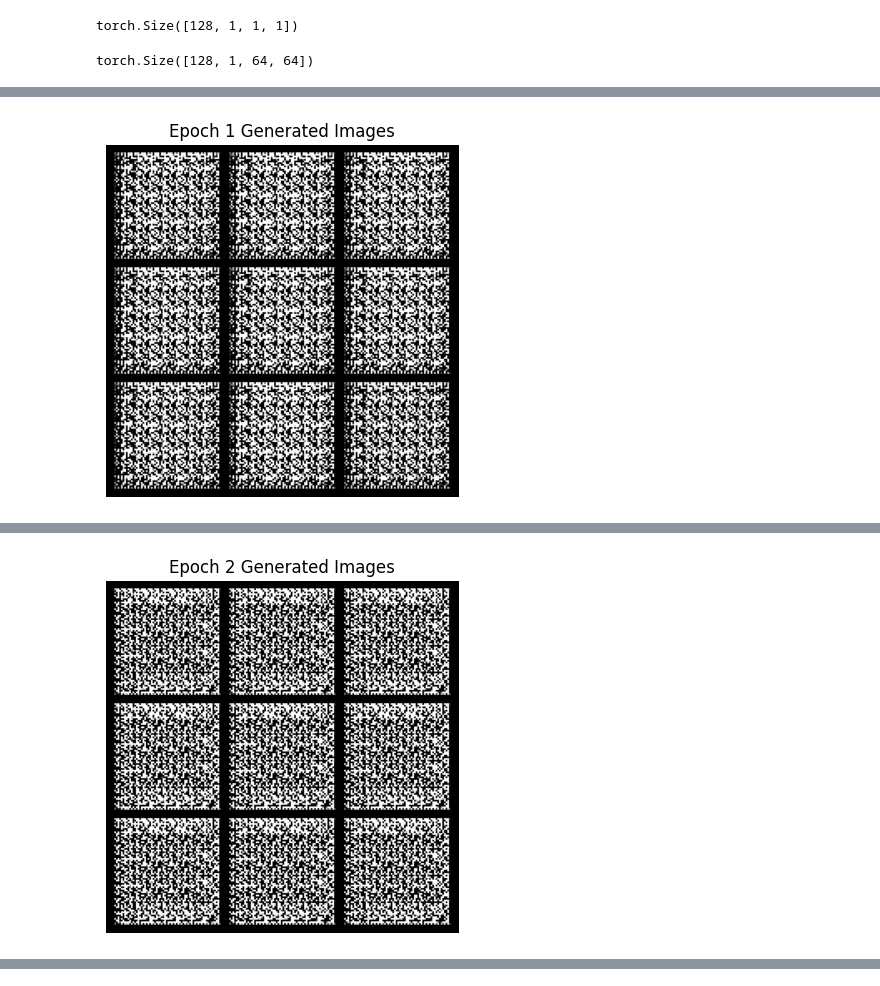
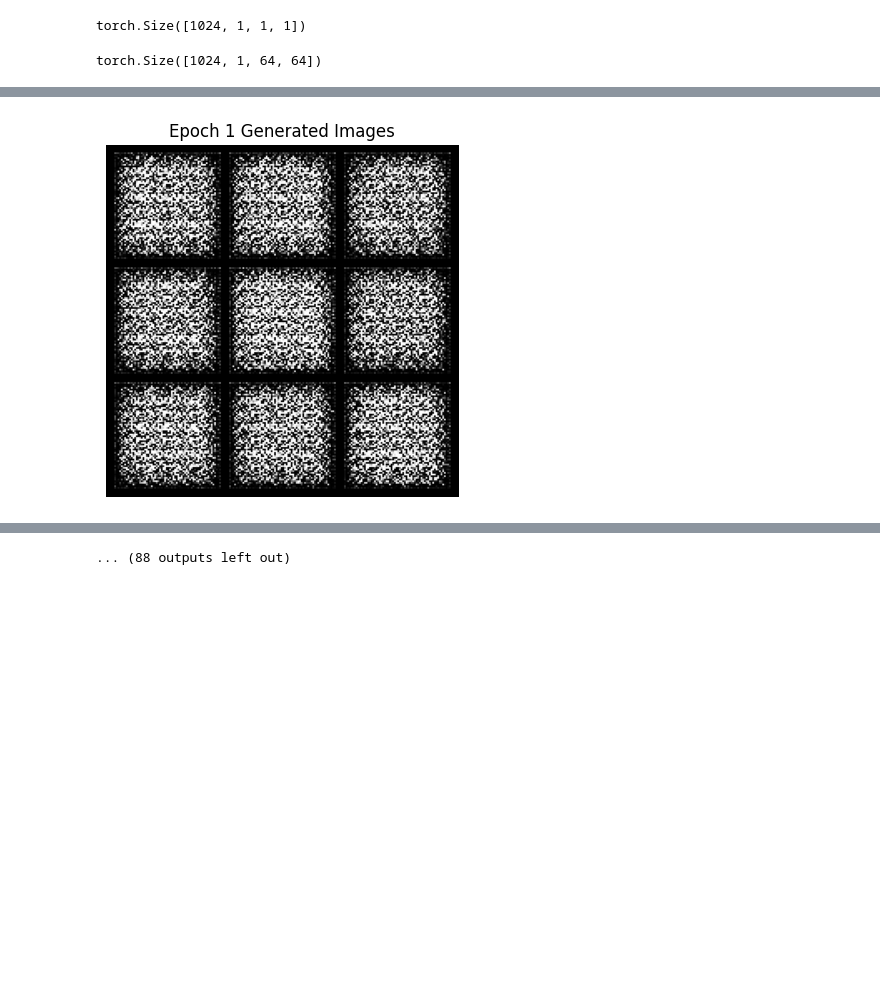
Before and after one commit to shamss778/Brain-MRI-Synthesis, a Jupyter notebook: dcGAN.ipynb, the cells around one changed output, grey strips where cells are left out. Cells and saved outputs as stored; diff of their text form; code cells hidden in the pictures; blank space fills up the shorter version.

Commit message:
more epochs

```diff
--- a/dcGAN.ipynb
+++ b/dcGAN.ipynb
@@ -20,11 +20,11 @@ config = {
     'channel': 1,
     'image_size': 64,
     'feature_map_size': 64, # Base number of feature maps
-    'random_seed': 42,
+    'random_seed': 3,
     'device': 'cpu',
     'input_noise_dim': 100,
     'beta': 0.5,
-    'num_epochs': 5,
+    'num_epochs': 100,
 }
 # %%
 # Set random seed for reproducibility
@@ -66,7 +66,7 @@ int = torch.randn(config['batch_size'], config['channel'], config['image_size'],
 out = discriminator(int)
 print(out.shape) # outpiut is a single value [batch_size, 1, 1, 1]
 # %% [output]
-torch.Size([128, 1, 1, 1])
+torch.Size([1024, 1, 1, 1])
 # %%
 class Generator(nn.Module):
     def __init__(self, input_vector_dim, feature_map_dim, channels):
@@ -113,7 +113,7 @@ int = torch.randn(config['batch_size'], config['input_noise_dim'], 1, 1).to(conf
 out = generator(int)
 print(out.shape) #output is image of size [batch_size, channel, 64, 64]
 # %% [output]
-torch.Size([128, 1, 64, 64])
+torch.Size([1024, 1, 64, 64])
 # %%
 dataset = ImageFolder(root=config['data_path'],
                         transform=transforms.Compose([
@@ -172,10 +172,11 @@ for epoch in tqdm(range(config['num_epochs']), position=0, leave=True):
 
     print(f"Epoch [{epoch+1}/{config['num_epochs']}], Discriminator Loss: {discriminator_loss:.4f}, Generator Loss: {generator_loss:.4f}")
 
-    plt.figure(figsize=(10,10))
-    plt.subplot(1,2,1)
-    plt.axis("off")
-    plt.title(f"Epoch {epoch+1} Generated Images")
-    plt.imshow(np.transpose(vutils.make_grid(generator_fake_img[:9], padding=5, normalize=True, nrow=3).cpu(),(1,2,0)))
-    plt.show()
+    if epoch % 25 == 0: # every 25 epochs
+        plt.figure(figsize=(10,10))
+        plt.subplot(1,2,1)
+        plt.axis("off")
+        plt.title(f"Epoch {epoch+1} Generated Images")
+        plt.imshow(np.transpose(vutils.make_grid(generator_fake_img[:9], padding=5, normalize=True, nrow=3).cpu(),(1,2,0)))
+        plt.show()
 # %% [output]
@@ -183 +184 @@ Epoch [1/5], Discriminator Loss: 0.2047, Generator Loss: 10.9965
-[figure, old version]
+[figure, new version]
@@ -185 +185,0 @@ Epoch [2/5], Discriminator Loss: 0.0024, Generator Loss: 7.7522
-[figure, removed]
@@ -186,0 +195 @@ KeyboardInterrupt:
+... (88 outputs left out)
```
Also changed, not shown: parts of 1 cell of this notebook, 1 other file.
